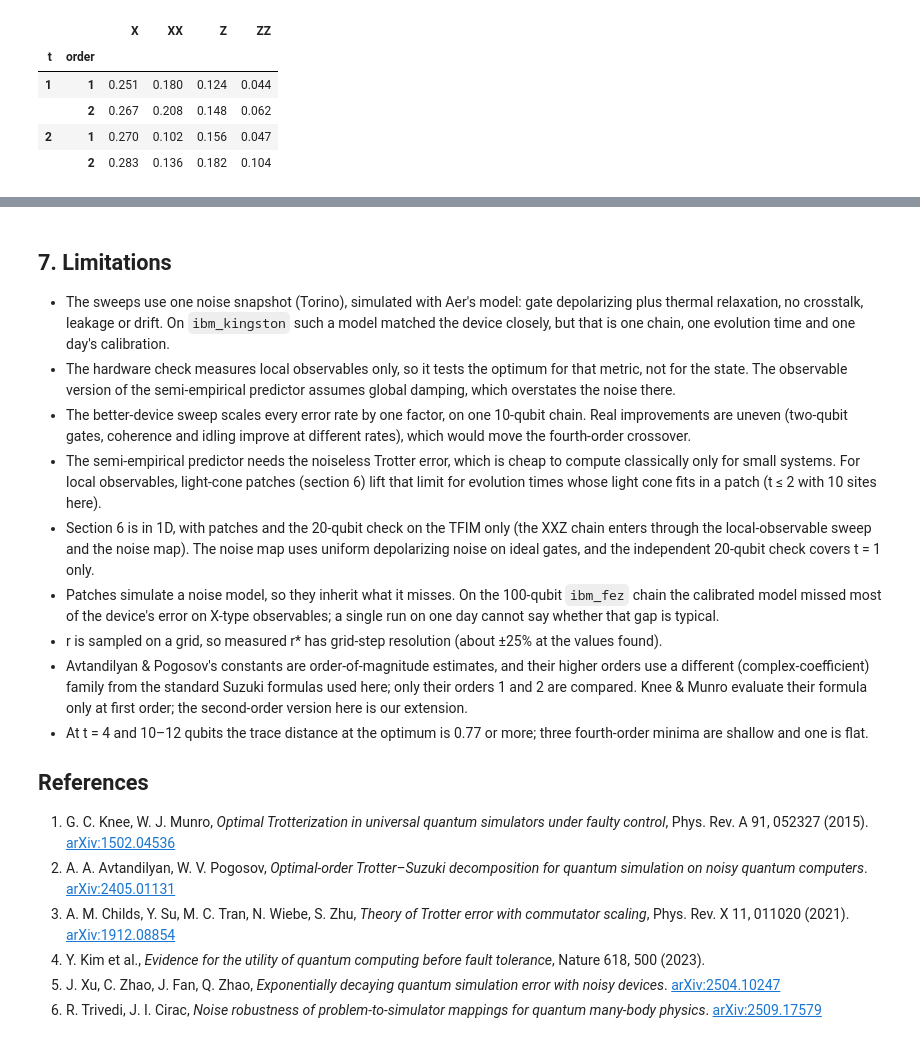
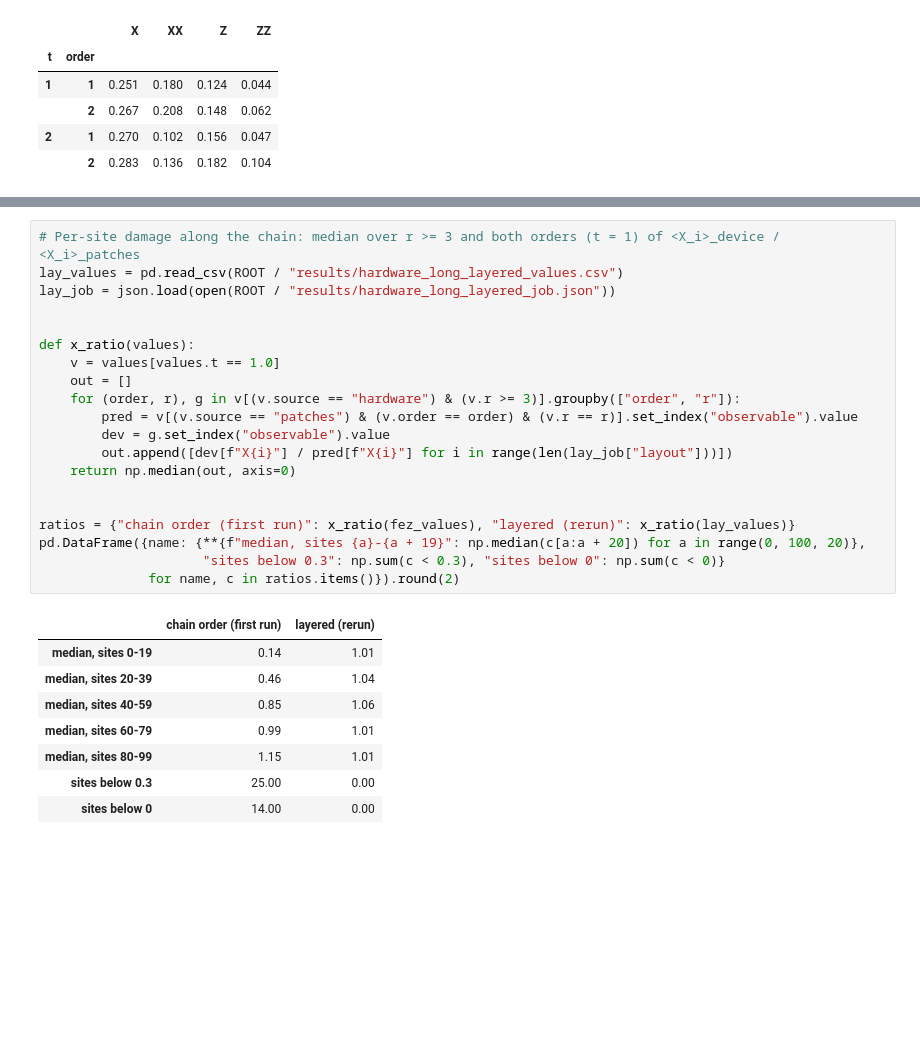
Before and after one commit to jayhsu0627/qtrotter, a Jupyter notebook: notebooks/trotter_under_noise.ipynb, the cells around one changed output, grey strips where cells are left out. Cells and saved outputs as stored; diff of their text form; blank space fills up the shorter version.

```diff
--- a/notebooks/trotter_under_noise.ipynb
+++ b/notebooks/trotter_under_noise.ipynb
@@ -1253,39 +1268,29 @@ twirling would show whether the X-type excess is coherent phase error.
-# %% [markdown]
-## 7. Limitations
-
-* The sweeps use one noise snapshot (Torino), simulated with Aer's model: gate depolarizing plus thermal relaxation,
-  no crosstalk, leakage or drift. On `ibm_kingston` such a model matched the device closely, but that is one chain, one
-  evolution time and one day's calibration.
-* The hardware check measures local observables only, so it tests the optimum for that metric, not for the state.
-  The observable version of the semi-empirical predictor assumes global damping, which overstates the noise there.
-* The better-device sweep scales every error rate by one factor, on one 10-qubit chain. Real improvements are uneven
-  (two-qubit gates, coherence and idling improve at different rates), which would move the fourth-order crossover.
-* The semi-empirical predictor needs the noiseless Trotter error, which is cheap to compute classically only for small
-  systems. For local observables, light-cone patches (section 6) lift that limit for evolution times whose light cone
-  fits in a patch (t ≤ 2 with 10 sites here).
-* Section 6 is in 1D, with patches and the 20-qubit check on the TFIM only (the XXZ chain enters through the
-  local-observable sweep and the noise map). The noise map uses uniform depolarizing noise on ideal gates, and the
-  independent 20-qubit check covers t = 1 only.
-* Patches simulate a noise model, so they inherit what it misses. On the 100-qubit `ibm_fez` chain the calibrated
-  model missed most of the device's error on X-type observables; a single run on one day cannot say whether that gap
-  is typical.
-* r is sampled on a grid, so measured r\* has grid-step resolution (about ±25% at the values found).
-* Avtandilyan & Pogosov's constants are order-of-magnitude estimates, and their higher orders use a different
-  (complex-coefficient) family from the standard Suzuki formulas used here; only their orders 1 and 2 are compared.
-  Knee & Munro evaluate their formula only at first order; the second-order version here is our extension.
-* At t = 4 and 10–12 qubits the trace distance at the optimum is 0.77 or more; three fourth-order minima are shallow
-  and one is flat.
-
-## References
-
-1. G. C. Knee, W. J. Munro, *Optimal Trotterization in universal quantum simulators under faulty control*,
-   Phys. Rev. A 91, 052327 (2015). [arXiv:1502.04536](https://arxiv.org/abs/1502.04536)
-2. A. A. Avtandilyan, W. V. Pogosov, *Optimal-order Trotter–Suzuki decomposition for quantum simulation on noisy
-   quantum computers*. [arXiv:2405.01131](https://arxiv.org/abs/2405.01131)
-3. A. M. Childs, Y. Su, M. C. Tran, N. Wiebe, S. Zhu, *Theory of Trotter error with commutator scaling*,
-   Phys. Rev. X 11, 011020 (2021). [arXiv:1912.08854](https://arxiv.org/abs/1912.08854)
-4. Y. Kim et al., *Evidence for the utility of quantum computing before fault tolerance*, Nature 618, 500 (2023).
-5. J. Xu, C. Zhao, J. Fan, Q. Zhao, *Exponentially decaying quantum simulation error with noisy devices*.
-   [arXiv:2504.10247](https://arxiv.org/abs/2504.10247)
-6. R. Trivedi, J. I. Cirac, *Noise robustness of problem-to-simulator mappings for quantum many-body physics*.
-   [arXiv:2509.17579](https://arxiv.org/abs/2509.17579)
+# %%
+# Per-site damage along the chain: median over r >= 3 and both orders (t = 1) of <X_i>_device / <X_i>_patches
+lay_values = pd.read_csv(ROOT / "results/hardware_long_layered_values.csv")
+lay_job = json.load(open(ROOT / "results/hardware_long_layered_job.json"))
+
+
+def x_ratio(values):
+    v = values[values.t == 1.0]
+    out = []
+    for (order, r), g in v[(v.source == "hardware") & (v.r >= 3)].groupby(["order", "r"]):
+        pred = v[(v.source == "patches") & (v.order == order) & (v.r == r)].set_index("observable").value
+        dev = g.set_index("observable").value
+        out.append([dev[f"X{i}"] / pred[f"X{i}"] for i in range(len(lay_job["layout"]))])
+    return np.median(out, axis=0)
+
+
+ratios = {"chain order (first run)": x_ratio(fez_values), "layered (rerun)": x_ratio(lay_values)}
+pd.DataFrame({name: {**{f"median, sites {a}-{a + 19}": np.median(c[a:a + 20]) for a in range(0, 100, 20)},
+                     "sites below 0.3": np.sum(c < 0.3), "sites below 0": np.sum(c < 0)}
+              for name, c in ratios.items()}).round(2)
+# %% [output]
+|  | chain order (first run) | layered (rerun) |
+| median, sites 0-19 | 0.14 | 1.01 |
+| median, sites 20-39 | 0.46 | 1.04 |
+| median, sites 40-59 | 0.85 | 1.06 |
+| median, sites 60-79 | 0.99 | 1.01 |
+| median, sites 80-99 | 1.15 | 1.01 |
+| sites below 0.3 | 25.00 | 0.00 |
+| sites below 0 | 14.00 | 0.00 |
```
Also changed, not shown: parts of 6 cells of this notebook, 5 other files.
